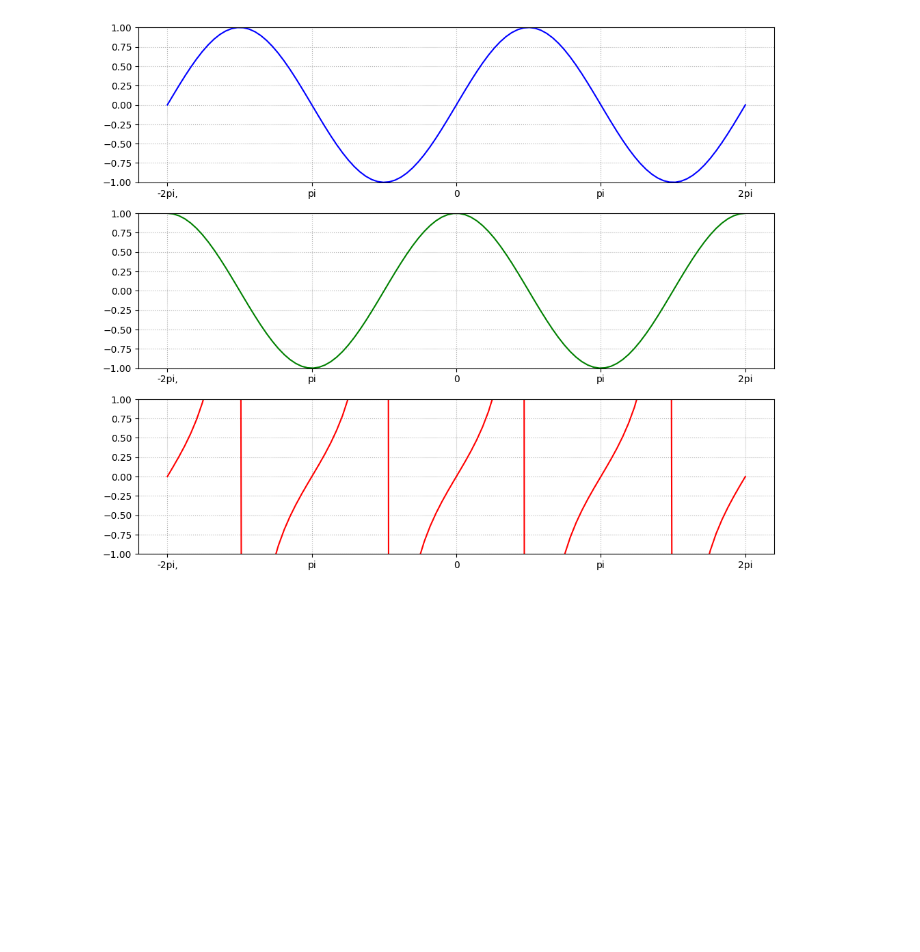
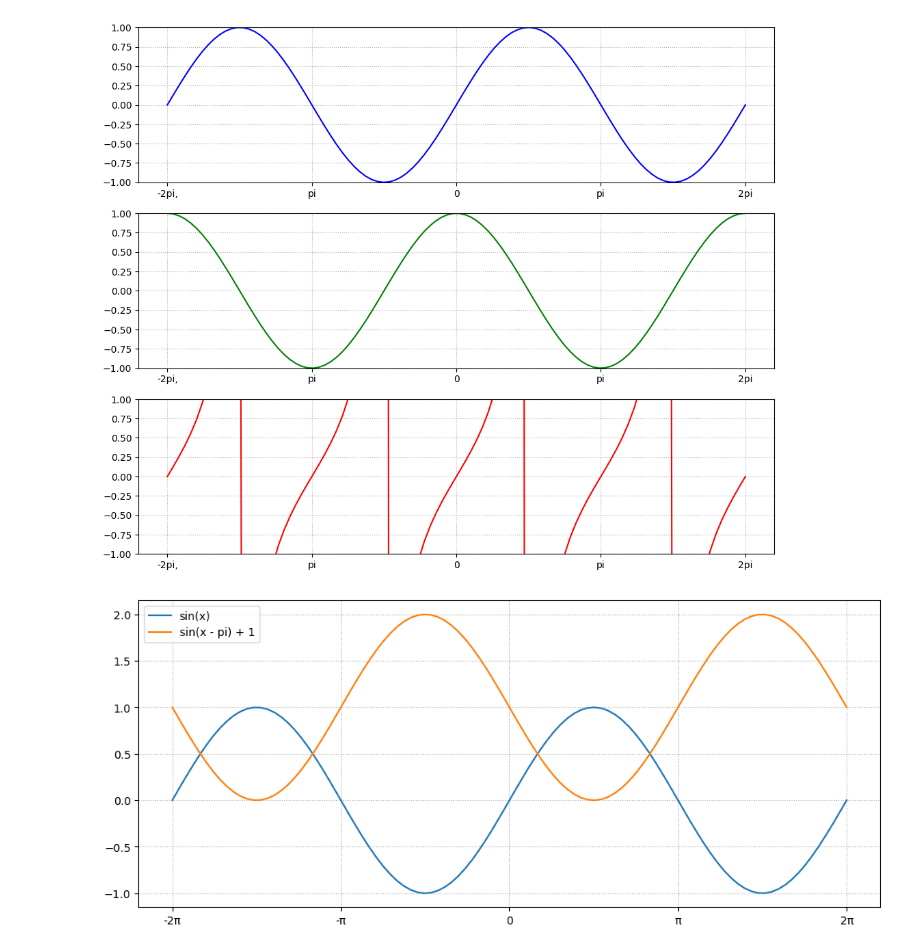
Before and after one commit to DongwooHan-GitHub/SESAC---Math, a Jupyter notebook: Docs/angular.plot.ipynb, the cells around one changed output. Cells and saved outputs as stored; diff of their text form; code cells hidden in the pictures; blank space fills up the shorter version.

```diff
--- a/Docs/angular.plot.ipynb
+++ b/Docs/angular.plot.ipynb
@@ -95,3 +95,21 @@ for i in range(3):
 plt.show()
 # %% [output]
 [figure]
+# %%
+
+import numpy as np
+import matplotlib.pyplot as plt
+
+x = np.linspace(-2*np.pi, 2*np.pi, 100)
+y = np.sin(x)
+y1 = np.sin(x - np.pi) + 1
+
+plt.figure(figsize = (12, 5))
+plt.plot(x, y, label = "sin(x)")
+plt.plot(x, y1, label = "sin(x - pi) + 1")
+plt.xticks([-2*np.pi, -np.pi, 0, np.pi, 2*np.pi], labels = ["-2π", "-π", "0", "π", "2π"])
+plt.grid(linestyle = ':')
+plt.legend()
+plt.show()
+# %% [output]
+[figure, added]
```
Also changed, not shown: parts of 5 cells of this notebook.
